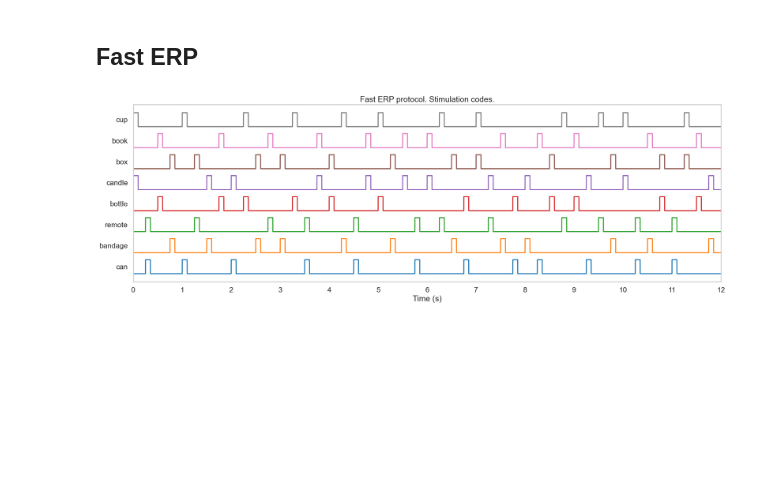
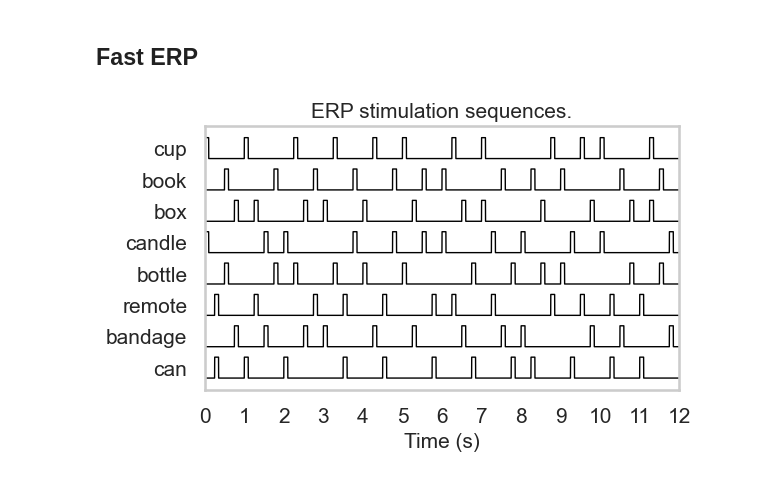
Before and after one commit to amar-enkhbat/codebook_generator, a Jupyter notebook: codebooks/gen_seq_visualization.ipynb, the cells around one changed output. Drawn from its saved outputs; the diff is of its cells as text; code cells hidden in the pictures; blank space fills up the shorter version.

Commit message:
generate sequences as a eps file

```diff
--- a/codebooks/gen_seq_visualization.ipynb
+++ b/codebooks/gen_seq_visualization.ipynb
@@ -83,21 +90,46 @@ for code in codebook:
             tmp += [0] * 150
     codebook_extended.append(tmp)
 codebook_extended = np.array(codebook_extended)
-# %%
-spacing = 1.5  # Adjust this value to increase/decrease spacing
-plt.figure(figsize=(20, 7))
-
-for i, code in enumerate(codebook_extended):
-    xticks = np.arange(len(code)) / 1000
-    plt.plot(xticks, code + i * spacing)
-plt.title('Fast ERP protocol. Stimulation codes.')
-plt.xlabel('Time (s)')
-plt.yticks(np.arange(8) * spacing + 0.5, objects.values())
-plt.tight_layout()
-plt.xlim(0, 12)
-plt.xticks(np.arange(13))
-plt.grid()
-plt.savefig('../images/fasterp_code_extended.png')
-plt.show()
-# %% [output]
-[figure, removed]
+# %%
+import matplotlib as mpl
+import matplotlib.pyplot as plt
+import numpy as np
+
+
+
+spacing = 1.5
+n = len(codebook_extended)
+scaling = 2
+font_scaling = 1.5
+width_cm = 8*scaling
+height_cm = 5*scaling  # try 7.5–9.5 depending on label length
+
+mpl.rcParams.update({
+    "font.size": 10 * font_scaling,
+    "axes.titlesize": 10 * font_scaling,
+    "axes.labelsize": 10 * font_scaling,
+    "xtick.labelsize": 10 * font_scaling,
+    "ytick.labelsize": 10 * font_scaling,
+})
+
+fig, ax = plt.subplots(figsize=(width_cm/2.54, height_cm/2.54))
+
+for i, code in enumerate(codebook_extended):
+    xticks = np.arange(len(code)) / 1000
+    ax.plot(xticks, code + i * spacing, color="black", linewidth=1)
+
+ax.set_title("ERP stimulation sequences.")
+ax.set_xlabel("Time (s)")
+ax.set_xlim(0, 12)
+ax.set_xticks(np.arange(13))
+
+ax.set_yticks(np.arange(n) * spacing + 0.5)
+ax.set_yticklabels(list(objects.values()))
+
+ax.grid()
+fig.tight_layout()
+
+fig.savefig("../images/fasterp_code_extended.eps", bbox_inches="tight")
+plt.show()
+# %% [output]
+[figure, added]
```
Also changed, not shown: parts of 3 cells of this notebook, 1 other file.
